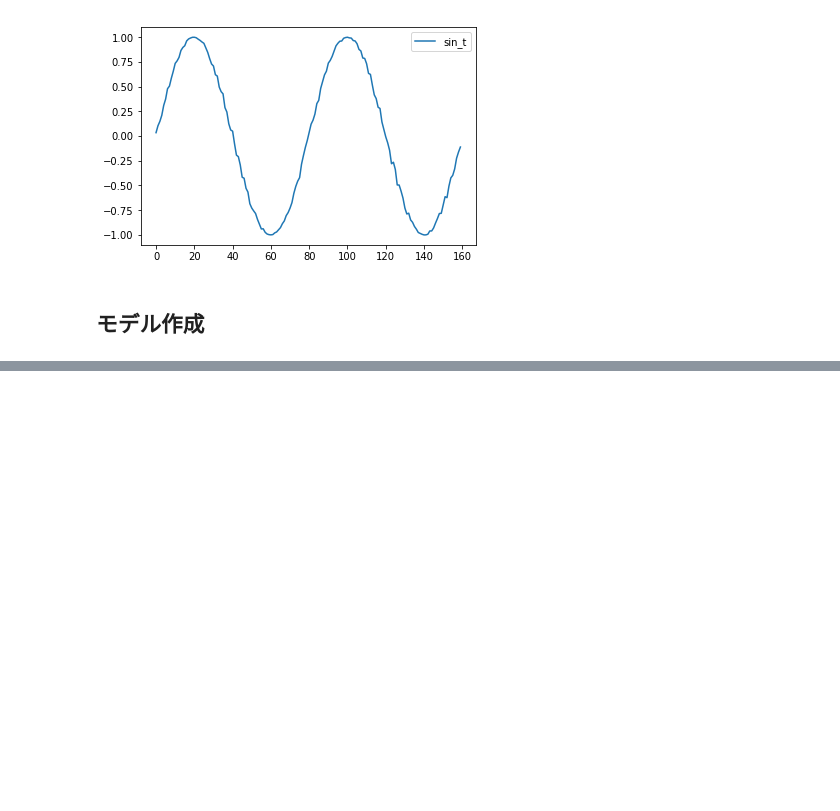
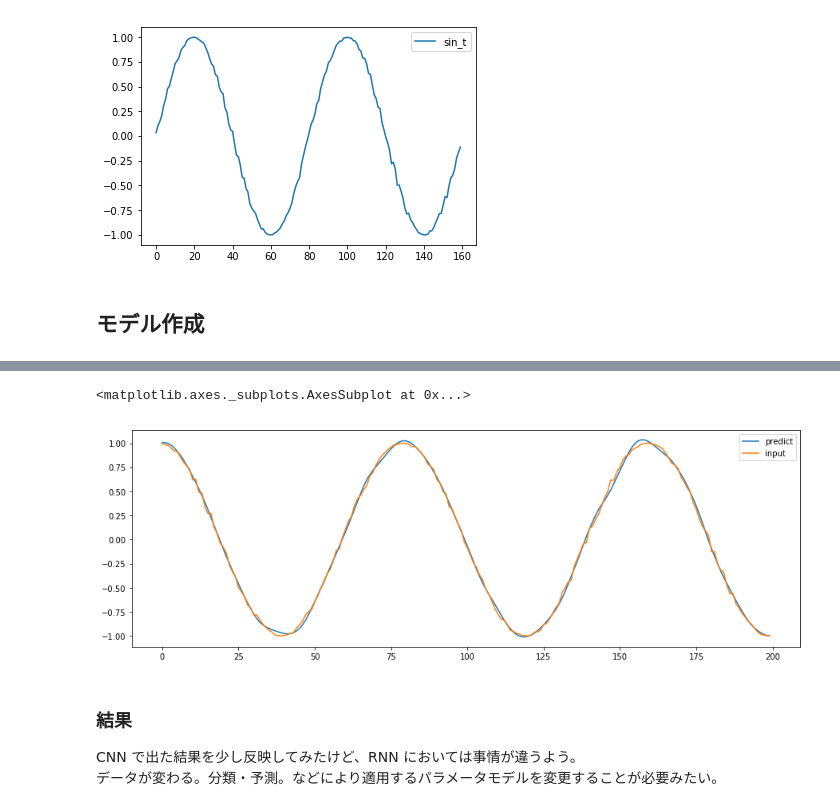
Before and after one commit to to0mi1/keras-rnn-test, a Jupyter notebook: Keras_RNN.ipynb, the cells around one changed output, grey strips where cells are left out. Cells and saved outputs as stored; diff of their text form; code cells hidden in the pictures; blank space fills up the shorter version.

```diff
--- a/Keras_RNN.ipynb
+++ b/Keras_RNN.ipynb
@@ -102,0 +251,15 @@ dataf.plot(figsize=(15, 5))
+# %%
+from keras.models import Sequential
+from keras.layers.core import Dense, Activation
+from keras.layers.recurrent import LSTM
+
+
+in_out_neurons = 1
+hidden_neurons = 300
+
+model = Sequential()
+model.add(LSTM(hidden_neurons, batch_input_shape=(None, length_of_sequences, in_out_neurons), return_sequences=False))
+model.add(Dense(in_out_neurons))
+model.add(Activation("linear"))
+model.compile(loss="mean_squared_error", optimizer="adam")
+model.fit(X_train, y_train, batch_size=600, nb_epoch=8, validation_split=0.05)
@@ -102,0 +285,14 @@ dataf.plot(figsize=(15, 5))
+# %%
+predicted = model.predict(X_test)
+dataf =  pd.DataFrame(predicted[:200])
+dataf.columns = ["predict"]
+dataf["input"] = y_test[:200]
+dataf.plot(figsize=(15, 5))
+# %% [output]
+<matplotlib.axes._subplots.AxesSubplot at 0x...>
+[figure, added]
+# %% [markdown]
+### 結果
+
+CNN で出た結果を少し反映してみたけど、RNN においては事情が違うよう。
+データが変わる。分類・予測。などにより適用するパラメータモデルを変更することが必要みたい。
```
Also changed, not shown: parts of 16 cells of this notebook.
